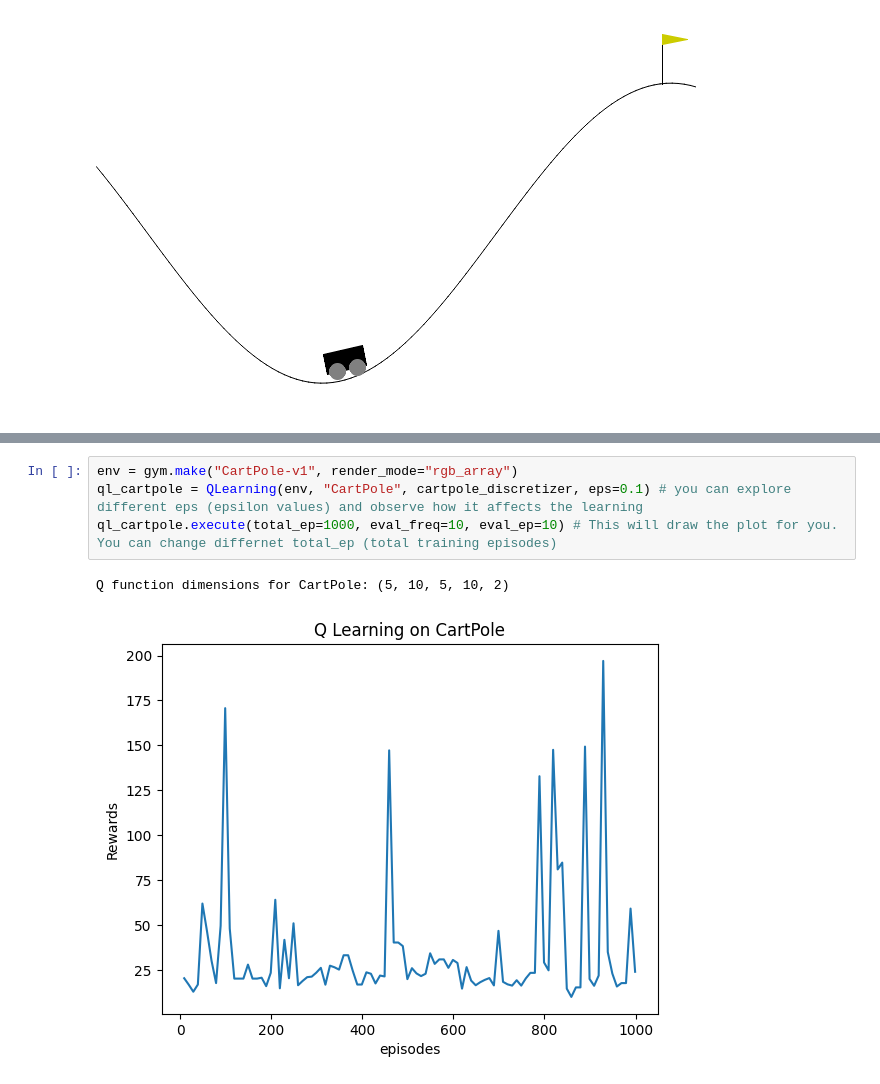
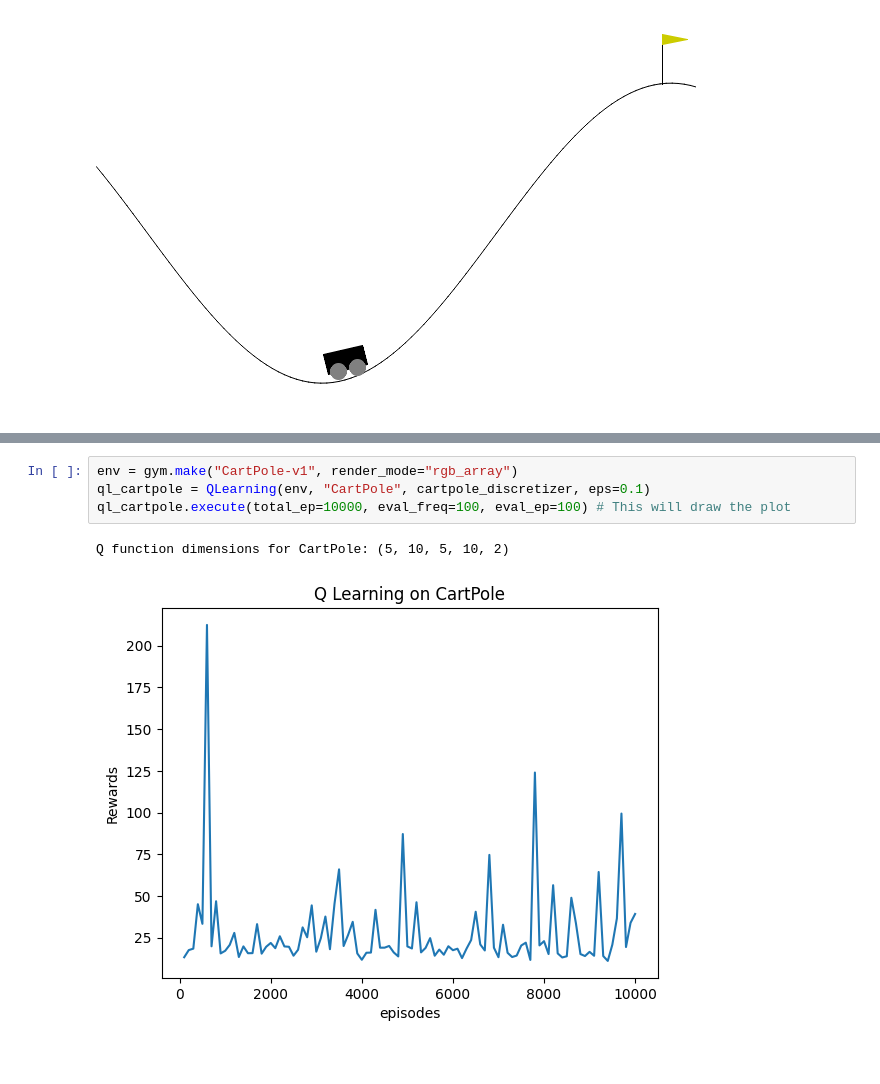
Before and after one commit to Zarif-SBU/reinforcement_Learning, a Jupyter notebook: monte_carlo_and_q-learning.ipynb, the cells around one changed output, grey strips where cells are left out. Cells and saved outputs as stored; diff of their text form.

```diff
--- a/monte_carlo_and_q-learning.ipynb
+++ b/monte_carlo_and_q-learning.ipynb
@@ -545,11 +470,11 @@ class QLearning():
         plt.show()
 # %%
 env = gym.make("CartPole-v1", render_mode="rgb_array")
-ql_cartpole = QLearning(env, "CartPole", cartpole_discretizer, eps=0.1) # you can explore different eps (epsilon values) and observe how it affects the learning
-ql_cartpole.execute(total_ep=1000, eval_freq=10, eval_ep=10) # This will draw the plot for you. You can change differnet total_ep (total training episodes)
+ql_cartpole = QLearning(env, "CartPole", cartpole_discretizer, eps=0.1)
+ql_cartpole.execute(total_ep=10000, eval_freq=100, eval_ep=100) # This will draw the plot
 # %% [output]
 Q function dimensions for CartPole: (5, 10, 5, 10, 2)
-[figure, old version]
+[figure, new version]
 # %%
 ql_cartpole.visualize()
 # %% [output]
```
Also changed, not shown: parts of 27 cells of this notebook.
